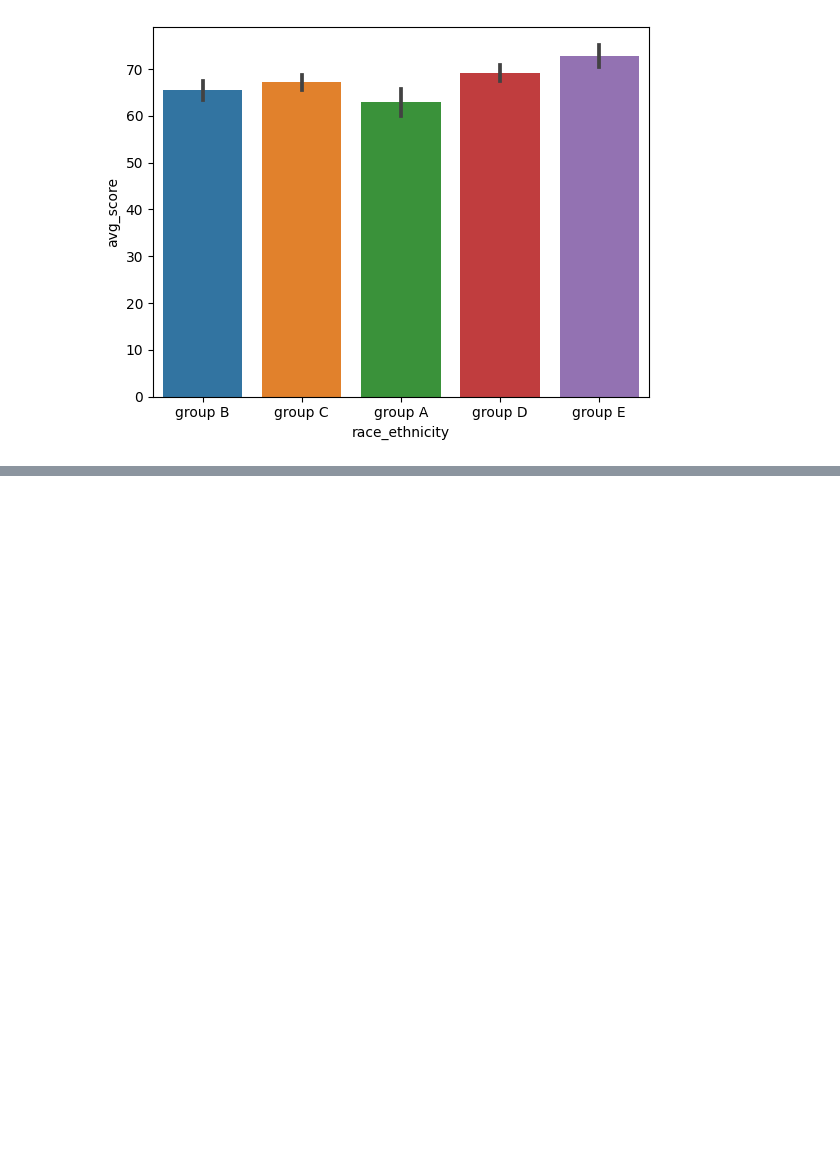
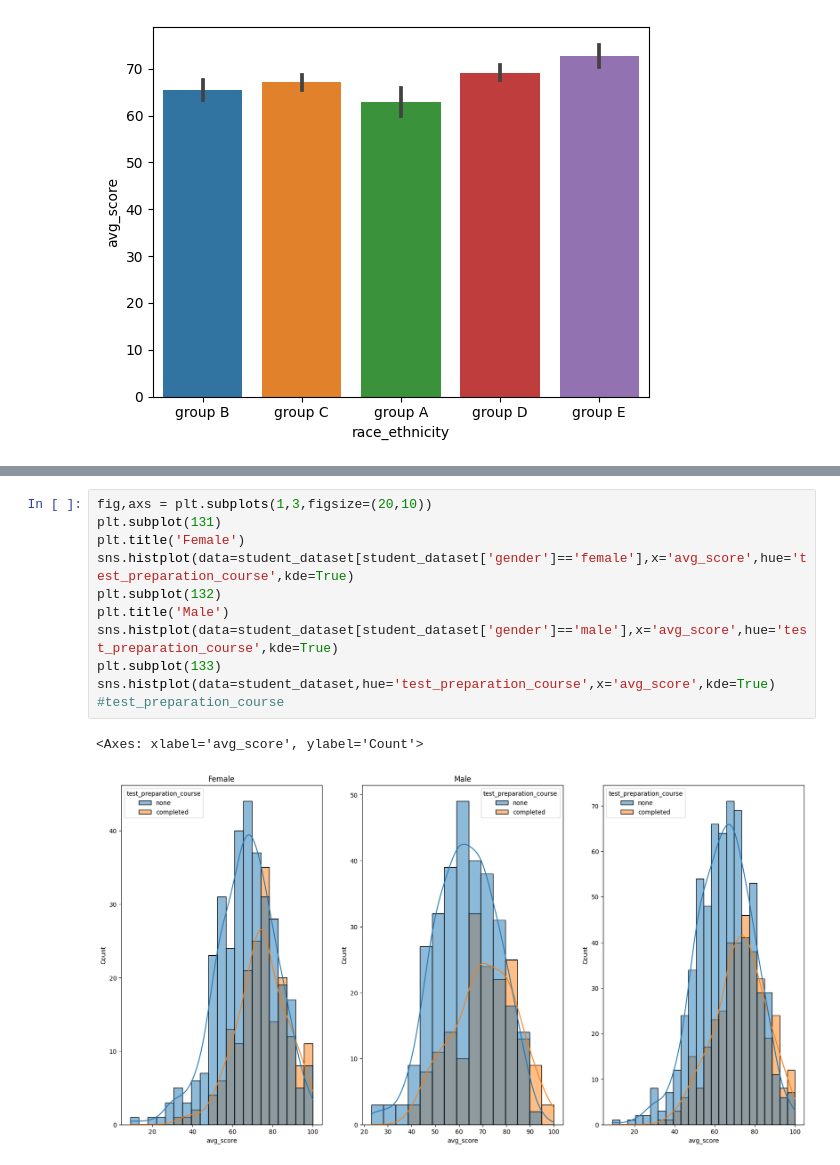
Before and after one commit to mugilan6379/Student_performance_prediction, a Jupyter notebook: visualize.ipynb, the cells around one changed output, grey strips where cells are left out. Cells and saved outputs as stored; diff of their text form; blank space fills up the shorter version.

```diff
--- a/visualize.ipynb
+++ b/visualize.ipynb
@@ -51,0 +57,14 @@ sns.barplot(data=student_dataset,x='race_ethnicity',y='avg_score')
+# %%
+fig,axs = plt.subplots(1,3,figsize=(20,10))
+plt.subplot(131)
+plt.title('Female')
+sns.histplot(data=student_dataset[student_dataset['gender']=='female'],x='avg_score',hue='test_preparation_course',kde=True)
+plt.subplot(132)
+plt.title('Male')
+sns.histplot(data=student_dataset[student_dataset['gender']=='male'],x='avg_score',hue='test_preparation_course',kde=True)
+plt.subplot(133)
+sns.histplot(data=student_dataset,hue='test_preparation_course',x='avg_score',kde=True)
+#test_preparation_course
+# %% [output]
+<Axes: xlabel='avg_score', ylabel='Count'>
+[figure, added]
```
Also changed, not shown: parts of 4 cells of this notebook, 1 other file.
